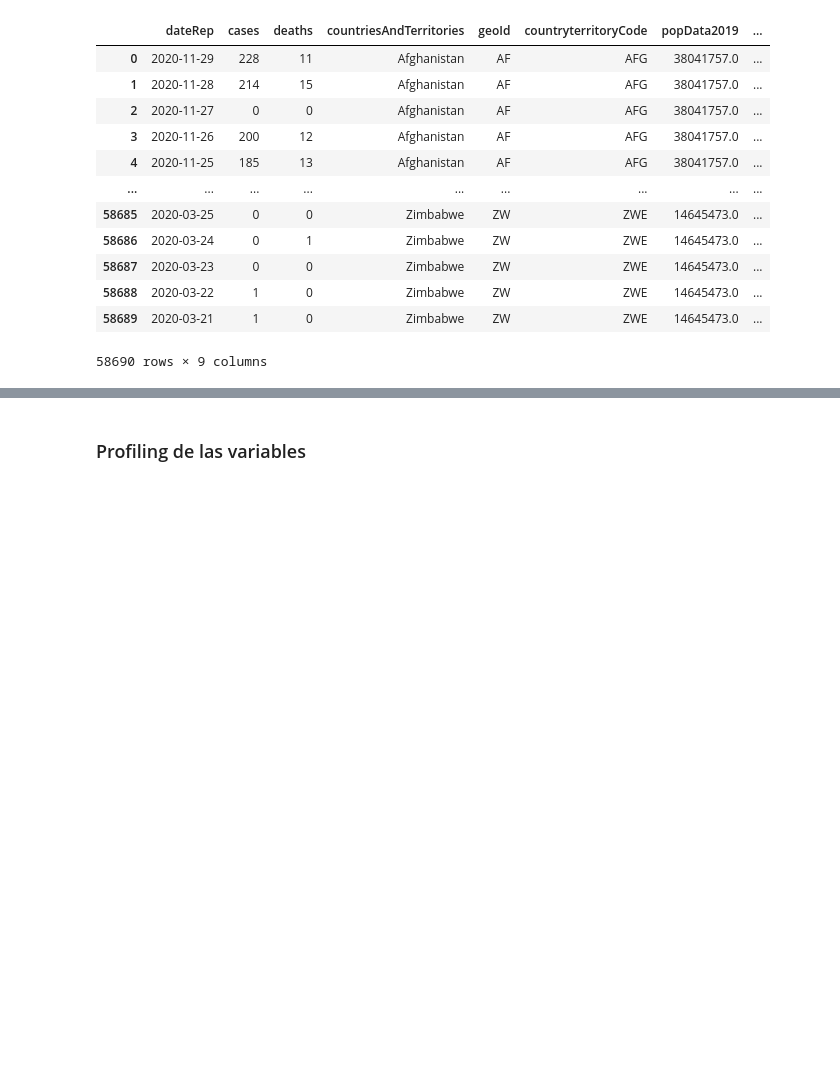
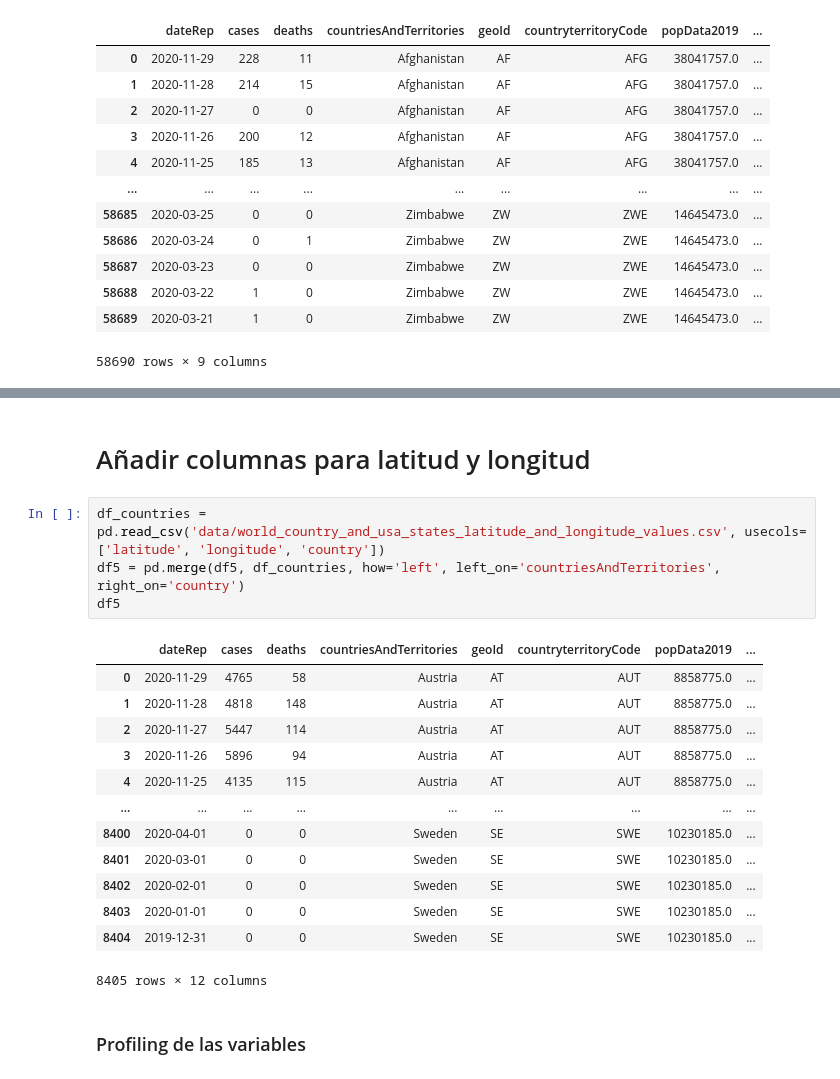
Before and after one commit to VanessaNav/datathon_cajamar_datagri, a Jupyter notebook: Exploration Dataset5.ipynb, the cells around one changed output, grey strips where cells are left out. Cells and saved outputs as stored; diff of their text form; blank space fills up the shorter version.

Commit message:
[UPD] Actualizar datasets con latitud y longitud

```diff
--- a/Exploration Dataset5.ipynb
+++ b/Exploration Dataset5.ipynb
@@ -119,3 +127,23 @@ df5
+# %% [markdown]
+# Añadir columnas para latitud y longitud
+# %%
+df_countries = pd.read_csv('data/world_country_and_usa_states_latitude_and_longitude_values.csv', usecols=['latitude', 'longitude', 'country'])
+df5 = pd.merge(df5, df_countries, how='left', left_on='countriesAndTerritories', right_on='country')
+df5
+# %% [output]
+|  | dateRep | cases | deaths | countriesAndTerritories | geoId | countryterritoryCode | popData2019 | ... |
+| 0 | 2020-11-29 | 4765 | 58 | Austria | AT | AUT | 8858775.0 | ... |
+| 1 | 2020-11-28 | 4818 | 148 | Austria | AT | AUT | 8858775.0 | ... |
+| 2 | 2020-11-27 | 5447 | 114 | Austria | AT | AUT | 8858775.0 | ... |
+| 3 | 2020-11-26 | 5896 | 94 | Austria | AT | AUT | 8858775.0 | ... |
+| 4 | 2020-11-25 | 4135 | 115 | Austria | AT | AUT | 8858775.0 | ... |
+| ... | ... | ... | ... | ... | ... | ... | ... | ... |
+| 8400 | 2020-04-01 | 0 | 0 | Sweden | SE | SWE | 10230185.0 | ... |
+| 8401 | 2020-03-01 | 0 | 0 | Sweden | SE | SWE | 10230185.0 | ... |
+| 8402 | 2020-02-01 | 0 | 0 | Sweden | SE | SWE | 10230185.0 | ... |
+| 8403 | 2020-01-01 | 0 | 0 | Sweden | SE | SWE | 10230185.0 | ... |
+| 8404 | 2019-12-31 | 0 | 0 | Sweden | SE | SWE | 10230185.0 | ... |
+8405 rows × 12 columns
 # %% [markdown]
 ### Profiling de las variables
 # %%
```
Also changed, not shown: parts of 4 cells of this notebook, 1 other file.
